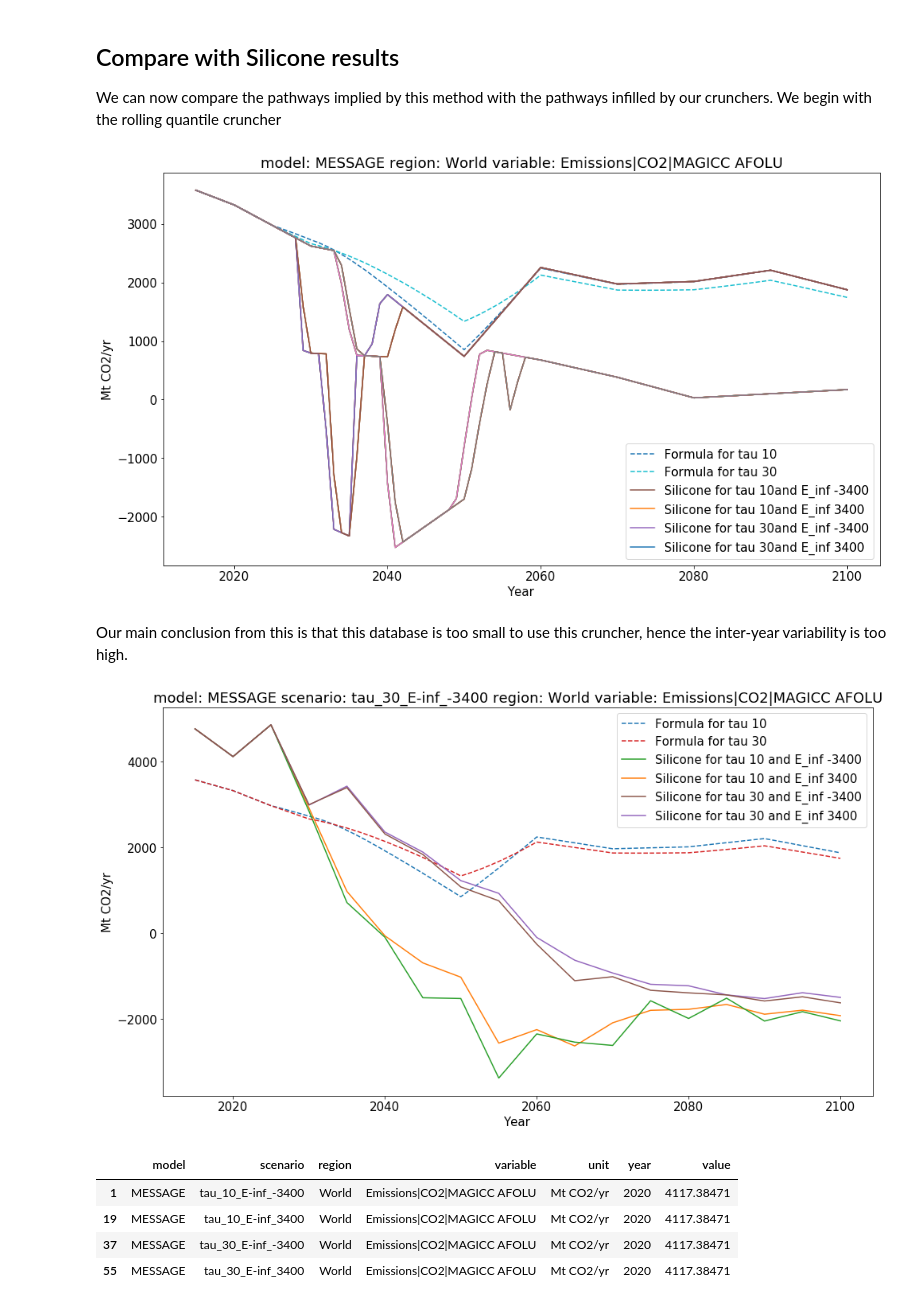
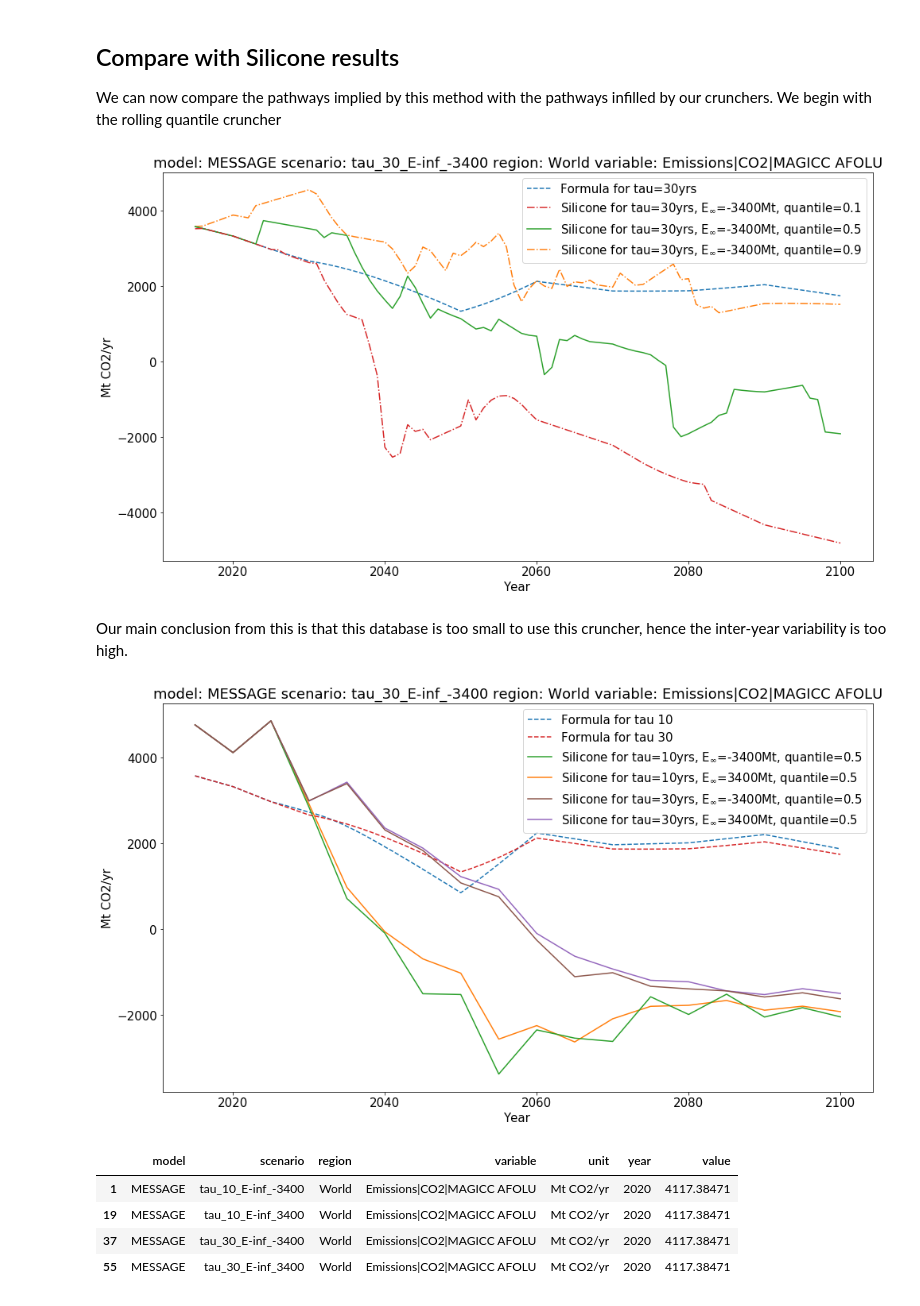
Before and after one commit to GranthamImperial/silicone_examples, a Jupyter notebook: notebooks/Infill_stylised_path.ipynb, the cells around one changed output. Saved outputs shown, nothing was run; the diff lists cells and outputs as text; code cells hidden in the pictures.

Commit message:
Changed the input data and neatened the code for generating the diagrams

```diff
--- a/notebooks/Infill_stylised_path.ipynb
+++ b/notebooks/Infill_stylised_path.ipynb
@@ -38,6 +38,6 @@ pyam.utils - INFO: Reading `./../Input/complete_sr15.csv`
 | 3 | AIM/CGE 2.0 | ADVANCE_2020_1.5C-2100 | World | Emissions|BC | Mt BC/yr | 2020 | 0 | 0.0 | 7.0752 |
 | 4 | AIM/CGE 2.0 | ADVANCE_2020_1.5C-2100 | World | Emissions|BC | Mt BC/yr | 2025 | 0 | 0.0 | 5.8486 |
 # %%
-rcmip_file = "./../Input/DownloadedRCMIP_RCPs.csv"
+rcmip_file = "./../Input/InterpolatedRCMIP_RCPs.csv"
 rcmip_df = pyam.IamDataFrame(rcmip_file)
 # %% [output]
@@ -207,21 +208,31 @@ plt.legend(bbox_to_anchor=(1.02,1), loc="upper left")
 We can now compare the pathways implied by this method with the pathways infilled by our crunchers. We begin with the rolling quantile cruncher
 # %%
 cruncher_rcmip = cr.DatabaseCruncherQuantileRollingWindows(rcmip_df)
-infilled_rcmip = cruncher_rcmip.derive_relationship(AFOLU, [industry_str], nwindows = 20)(constructed_df)
+infilled_rcmip = cruncher_rcmip.derive_relationship(AFOLU, [industry_str])(constructed_df)
+infilled_rcmip_01 = cruncher_rcmip.derive_relationship(AFOLU, [industry_str], quantile=0.1)(constructed_df)
+infilled_rcmip_09 = cruncher_rcmip.derive_relationship(AFOLU, [industry_str], quantile=0.9)(constructed_df)
 # %%
+def label_formula(tau, Einf, quantile):
+    return "Silicone for tau=" + str(tau) + "yrs, E$_{\infty}$=" + str(Einf) + "Mt, quantile=" +str(quantile)
 fig = plt.figure(figsize=(16, 9))
 ax = plt.subplot(111)
 # We only show the negative E-inf as they are identical
-for tau in taus:
+for tau in [taus[1]]:
     constructed_df.filter(variable=AFOLU, scenario="tau_" + str(tau) + "_E-inf_-*").line_plot(
-        ax=ax, label="Formula for tau " + str(tau), linestyle="--"
+        ax=ax, label="Formula for tau=" + str(tau) + "yrs", linestyle="--"
     )
-    for Einf in E_infs:
-        infilled_rcmip.filter(variable=AFOLU).line_plot(
-            ax=ax, label="Silicone for tau " + str(tau) + "and E_inf " + str(Einf)
-    )
+    for Einf in [E_infs[1]]:
+        infilled_rcmip_09.filter(variable=AFOLU, scenario=scenario_fn(tau, Einf)).line_plot(
+            ax=ax, label=label_formula(tau, Einf, 0.9), linestyle="-."
+        )
+        infilled_rcmip.filter(variable=AFOLU, scenario=scenario_fn(tau, Einf)).line_plot(
+            ax=ax, label=label_formula(tau, Einf, 0.5)
+        )
+        infilled_rcmip_01.filter(variable=AFOLU, scenario=scenario_fn(tau, Einf)).line_plot(
+            ax=ax, label=label_formula(tau, Einf, 0.1), linestyle="-."
+        )
 # %% [output]
-[figure, old version]
+[figure, new version]
 # %% [markdown]
 Our main conclusion from this is that this database is too small to use this cruncher, hence the inter-year variability is too high.
 # %%
@@ -243,12 +254,12 @@ for tau in taus:
         ax=ax, label="Formula for tau " + str(tau), linestyle="--"
     )
     for Einf in E_infs:
-        infilled_sr15.filter(variable=AFOLU, scenario="tau_" + str(tau) + "_E-inf_" + str(Einf) + "*").line_plot(
+        infilled_sr15.filter(variable=AFOLU, scenario=scenario_fn(tau, Einf)).line_plot(
             ax=ax,
-            label="Silicone for tau " + str(tau) + " and E_inf " + str(Einf)
+            label=label_formula(tau, Einf, 0.5)
         )
 # %% [output]
-[figure, old version]
+[figure, new version]
 # %%
 infilled_sr15.filter(variable=AFOLU, year=2020).data
 # %% [output]
```
Also changed, not shown: parts of 3 cells of this notebook, 2 other files.
